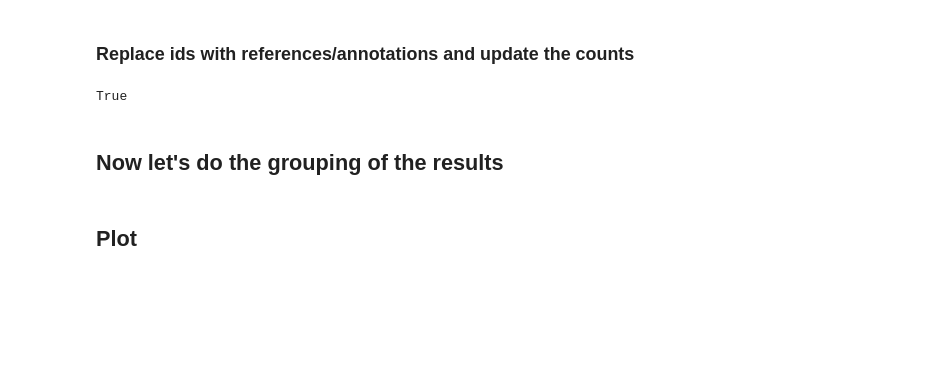
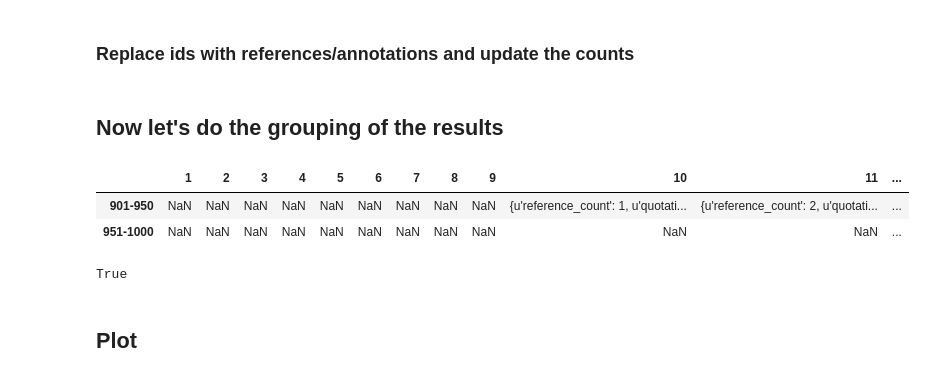
Before and after one commit to mromanello/Aeneid_in_JSTOR, a Jupyter notebook: ipynb/GatherData4Viz.ipynb, the cells around one changed output. Cells and saved outputs as stored; diff of their text form; code cells hidden in the pictures; blank space fills up the shorter version.

Commit message:
the json data for the viz have almost reached the final form (now with grouping by line)

```diff
--- a/ipynb/GatherData4Viz.ipynb
+++ b/ipynb/GatherData4Viz.ipynb
@@ -274,3 +278,5 @@ for chunk in quotation_freq_df.index:
                     book["results"].append(quot)
 # %%
 #quotation_freq_df.loc["1-50"][1]
+# %% [markdown]
+## Now let's do the grouping of the results
@@ -276,0 +308,6 @@ for chunk in quotation_freq_df.index:
+# %%
+quotation_freq_df.tail(2)
+# %% [output]
+|  | 1 | 2 | 3 | 4 | 5 | 6 | 7 | 8 | 9 | 10 | 11 | ... |
+| 901-950 | NaN | NaN | NaN | NaN | NaN | NaN | NaN | NaN | NaN | {u'reference_count': 1, u'quotati... | {u'reference_count': 2, u'quotati... | ... |
+| 951-1000 | NaN | NaN | NaN | NaN | NaN | NaN | NaN | NaN | NaN | NaN | NaN | ... |
@@ -278,5 +331,3 @@ for chunk in quotation_freq_df.index:
 save_matrix_as_json(quotation_freq_df, "../data/quot_freq.json")
 # %% [output]
 True
-# %% [markdown]
-## Now let's do the grouping of the results
```
Also changed, not shown: parts of 11 cells of this notebook, 1 other file.
